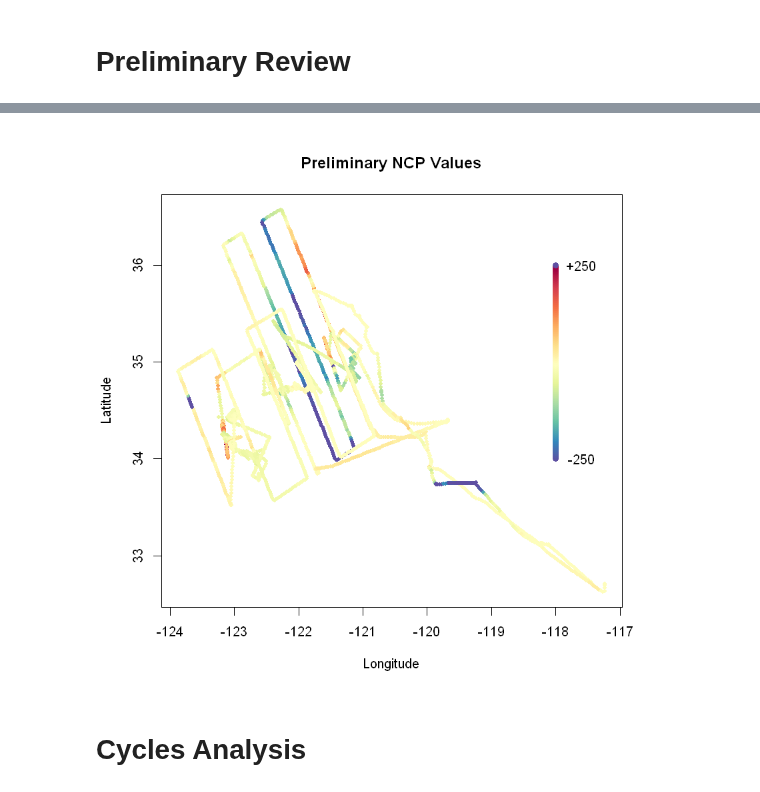
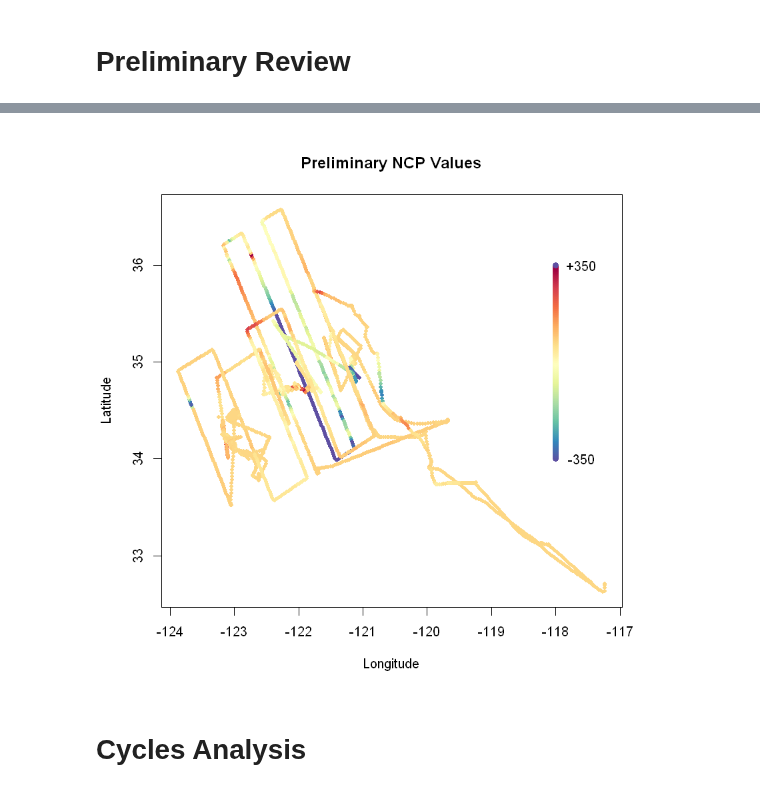
Before and after one commit to tbrycekelly/MIMS-TBK, a Jupyter notebook: NCP Model.ipynb, the cells around one changed output, grey strips where cells are left out. Saved outputs shown, nothing was run; the diff lists cells and outputs as text; code cells hidden in the pictures.

```diff
--- a/NCP Model.ipynb
+++ b/NCP Model.ipynb
@@ -89,11 +89,14 @@ O2sol = function(S, T) {
 # %% [markdown]
 # NCP Calculation
 # %%
-# NCP in mmol m-2 d-1; seawater density in kg m-3, O2sol in microL kg-1
+# NCP in mmol O2 m-2 d-1; seawater density in kg m-3, O2sol in microL kg-1
 #ncp = (ship.data$O2.Ar/100) * (O2sol(ship.data$SA, ship.data$TT) / 1000) * ship.data$sw_dens0(salt, temp) * wpv;
 
 ship.data$NCP = 0
-ship.data$NCP = (ship.data$O2.Ar/ship.data$O2.Ar.cal - 1) * (O2sol(ship.data$SA, ship.data$TT) / 1000) * 1030 * ship.data$k
+ship.data$NCP = (ship.data$O2.Ar/ship.data$O2.Ar.cal - 1) *
+    (O2sol(ship.data$SA, ship.data$TT) / 1000) *
+    (1000 + ship.data$SA) *
+    ship.data$k
 # %% [markdown]
 # Preliminary Review
 # %%
@@ -124,25 +129,25 @@ plot(ship.data$DT, ma(ship.data$NCP, 15), type='l', ylab='Smoothed NCP')
 # %%
 #pdf('Output/Spatial NCP.pdf')
 
 #This adds a column of color values
 # based on the y values
 ncp2 = ship.data$NCP
-ncp2[ncp2 < -250] = -250
-ncp2[ncp2 > 250] = 250
+ncp2[ncp2 < -350] = -350
+ncp2[ncp2 > 350] = 350
 
 #col <- get.pal(ncp2)
 col = make.div.pal(ncp2, 100)
 
 plot(ship.data$LO, ship.data$LA, pch = 20, col = col, main='Preliminary NCP Values', ylab='Latitude', xlab='Longitude')
 
 ## Legend
 points(x = rep(-118, 101), y = seq(34, 36, 1/50), col=get.div.pal(100), pch=16)
-text(-117.6, 36, '+250')
-text(-117.6, 34, '-250')
+text(-117.6, 36, '+350')
+text(-117.6, 34, '-350')
 
 #dev.off()
 # %% [output]
-[figure, old version]
+[figure, new version]
 # %% [markdown]
 # Cycles Analysis
 # %%
```
Also changed, not shown: parts of 5 cells of this notebook, 1 other file.
